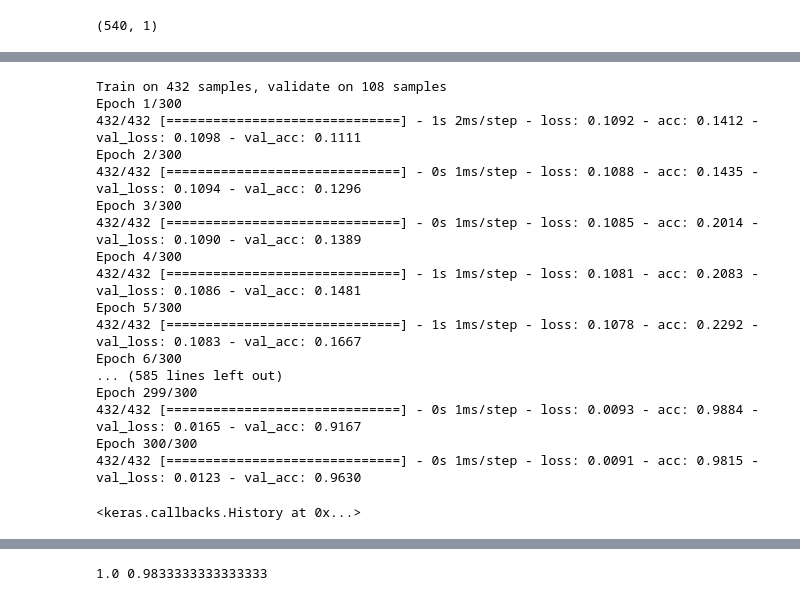
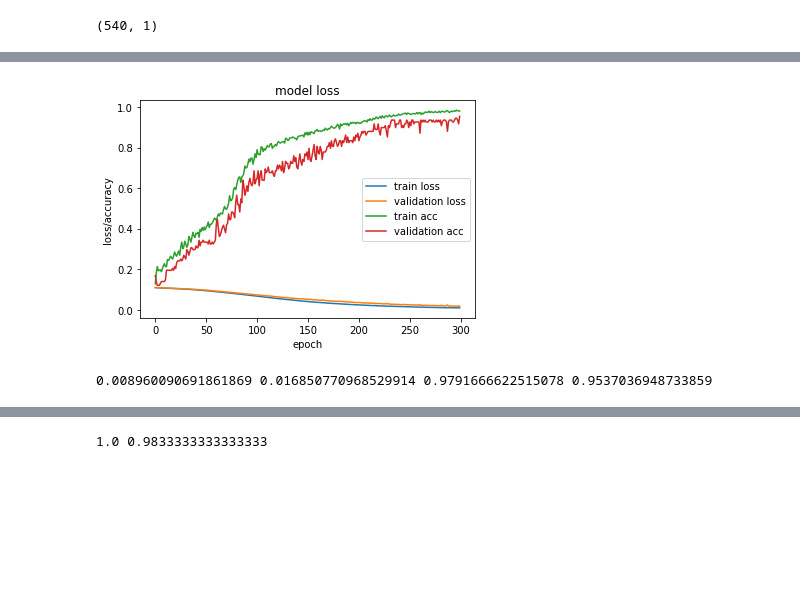
Before and after one commit to ramunen/mice_protein, a Jupyter notebook: mice_protein.ipynb, the cells around one changed output, grey strips where cells are left out. Drawn from its saved outputs; the diff is of its cells as text; code cells hidden in the pictures; blank space fills up the shorter version.

```diff
--- a/mice_protein.ipynb
+++ b/mice_protein.ipynb
@@ -326,32 +333,32 @@ Non-trainable params: 0
 _________________________________________________________________
 # %%
 model_1.compile(loss='mean_squared_error', optimizer=SGD(lr=0.1), metrics=['accuracy'])
-# %%
-from keras.callbacks import EarlyStopping
-early_stopping_monitor = EarlyStopping(patience=3)
-model_1.fit(train_X_norm, train_y,
-                batch_size=20,
-                epochs=300,
-                verbose=1, validation_split=0.2,)
-# %% [output]
-Train on 432 samples, validate on 108 samples
-Epoch 1/300
-432/432 [==============================] - 1s 2ms/step - loss: 0.1092 - acc: 0.1412 - val_loss: 0.1098 - val_acc: 0.1111
-Epoch 2/300
-432/432 [==============================] - 0s 1ms/step - loss: 0.1088 - acc: 0.1435 - val_loss: 0.1094 - val_acc: 0.1296
-Epoch 3/300
-432/432 [==============================] - 0s 1ms/step - loss: 0.1085 - acc: 0.2014 - val_loss: 0.1090 - val_acc: 0.1389
-Epoch 4/300
-432/432 [==============================] - 1s 1ms/step - loss: 0.1081 - acc: 0.2083 - val_loss: 0.1086 - val_acc: 0.1481
-Epoch 5/300
-432/432 [==============================] - 1s 1ms/step - loss: 0.1078 - acc: 0.2292 - val_loss: 0.1083 - val_acc: 0.1667
-Epoch 6/300
-... (585 lines left out)
-Epoch 299/300
-432/432 [==============================] - 0s 1ms/step - loss: 0.0093 - acc: 0.9884 - val_loss: 0.0165 - val_acc: 0.9167
-Epoch 300/300
-432/432 [==============================] - 0s 1ms/step - loss: 0.0091 - acc: 0.9815 - val_loss: 0.0123 - val_acc: 0.9630
-<keras.callbacks.History at 0x...>
+# %%
+from keras.callbacks import EarlyStopping
+early_stopping_monitor = EarlyStopping(patience=3)
+history_1 = model_1.fit(train_X_norm, train_y,
+                batch_size=20,
+                epochs=300,
+                verbose=0, validation_split=0.2)
+
+plt.figure()
+plt.plot(history_1.history['loss'])
+plt.plot(history_1.history['val_loss'])
+plt.plot(history_1.history['acc'])
+plt.plot(history_1.history['val_acc'])
+plt.title('model loss')
+plt.ylabel('loss/accuracy')
+plt.xlabel('epoch')
+plt.legend(['train loss ', 'validation loss', 'train acc ', 'validation acc'])
+plt.show()
+loss = history_1.history['loss']
+val_loss = history_1.history['val_loss']
+acc = history_1.history['acc']
+val_acc = history_1.history['val_acc']
+print(loss[-1], val_loss[-1], acc[-1], val_acc[-1])
+# %% [output]
+[figure, added]
+0.008960090691861869 0.016850770968529914 0.9791666622515078 0.9537036948733859
 # %%
 test_y_predictions_1 = model_1.predict(test_X_norm)
 # %%
```
Also changed, not shown: parts of 37 cells of this notebook.
